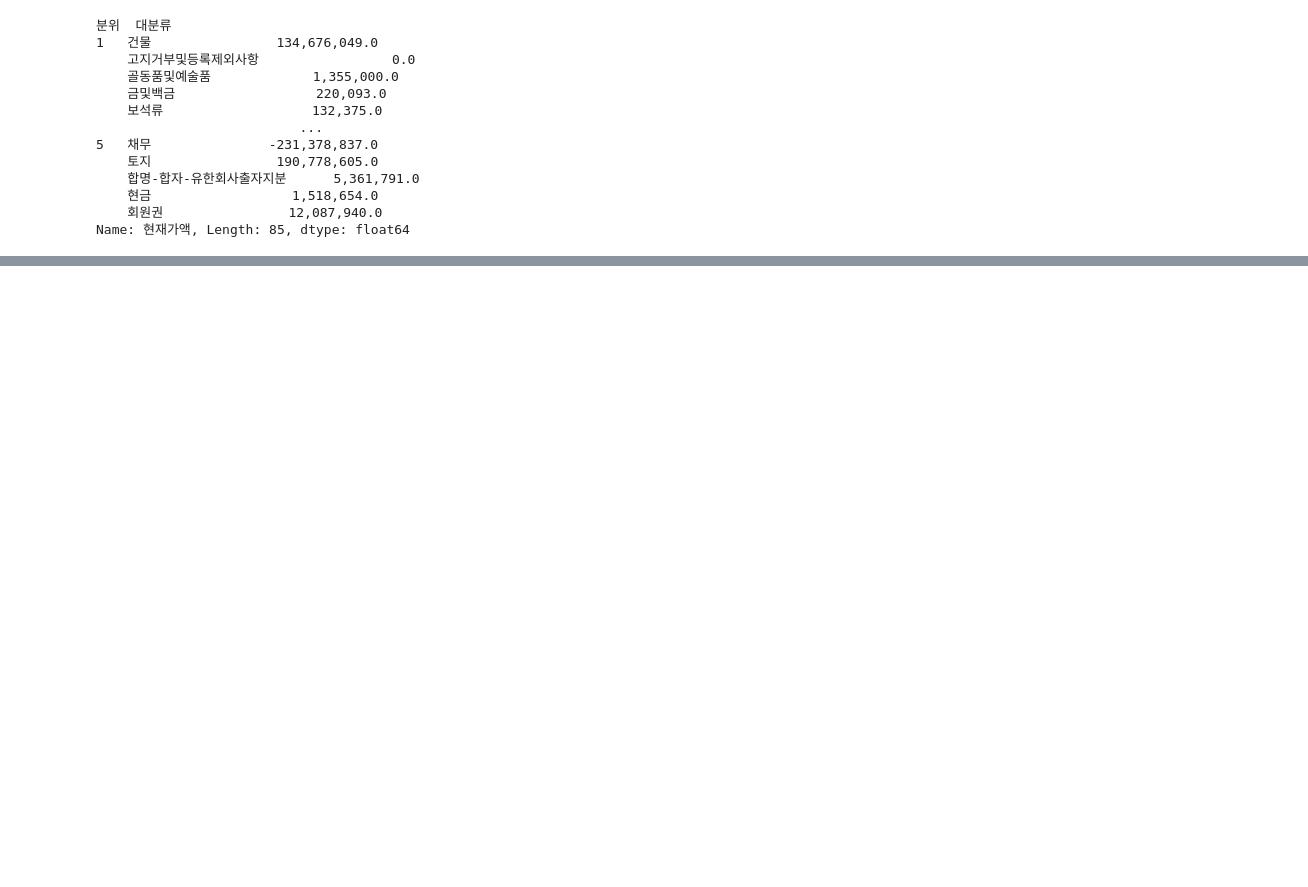
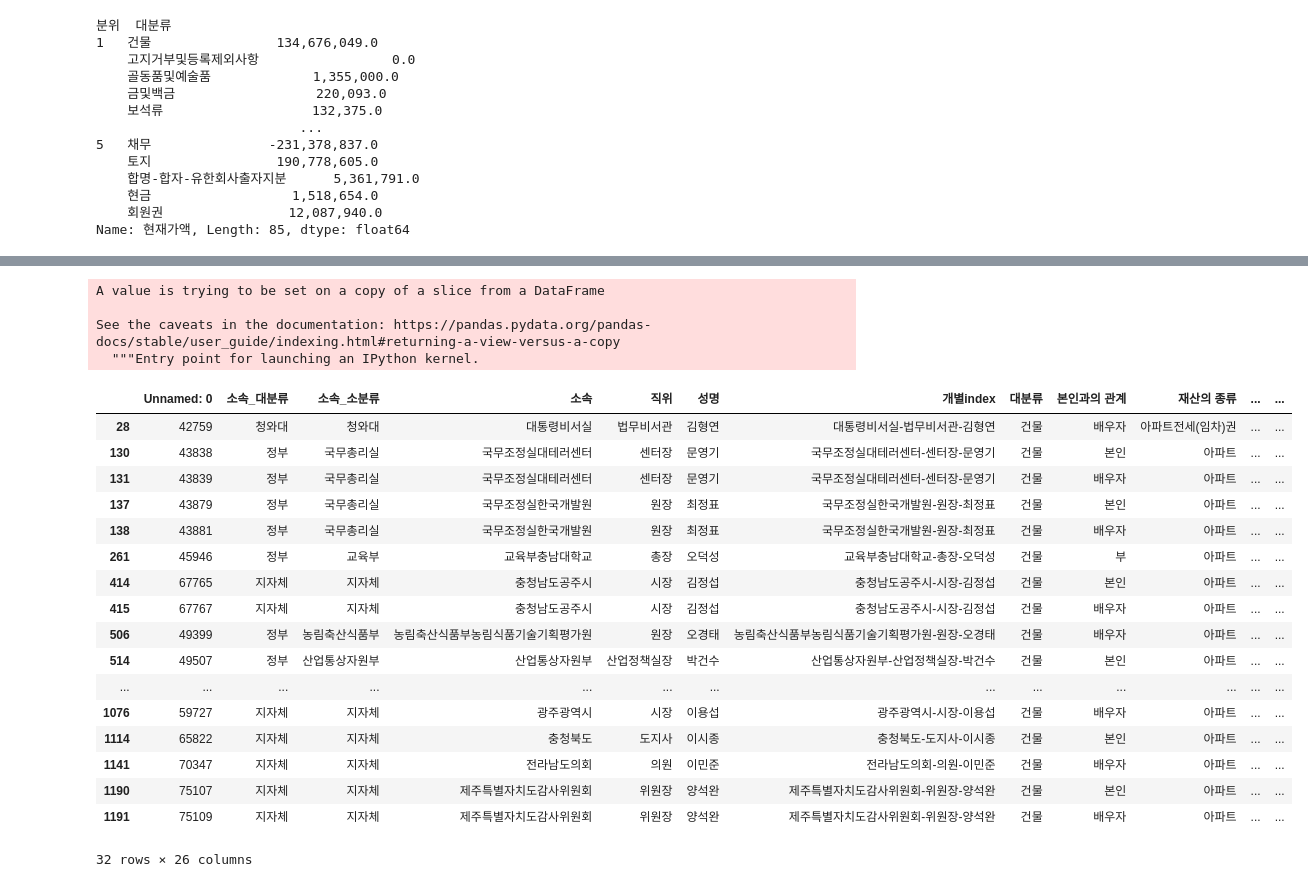
Before and after one commit to Suhhye-kang/Pandas, a Jupyter notebook: Exercise/lending/Highofficer.ipynb, the cells around one changed output, grey strips where cells are left out. Cells and saved outputs as stored; diff of their text form; code cells hidden in the pictures; blank space fills up the shorter version.

```diff
--- a/Exercise/lending/Highofficer.ipynb
+++ b/Exercise/lending/Highofficer.ipynb
@@ -373,0 +909,2 @@ portfolio.to_excel("/Users/kang/Documents/Github/Pandas/Exercise/portfolio.xlsx"
+# %%
+seoul1=seoul.merge(etc,how='left')
@@ -373,0 +927,2 @@ portfolio.to_excel("/Users/kang/Documents/Github/Pandas/Exercise/portfolio.xlsx"
+# %%
+seoul1['test1'].fillna('모름', inplace=True)
@@ -373,0 +953,2 @@ portfolio.to_excel("/Users/kang/Documents/Github/Pandas/Exercise/portfolio.xlsx"
+# %%
+seoul1.loc[seoul1['test1'].str.contains('기타',case=False),'자치구']='기타'
@@ -373,0 +971,28 @@ portfolio.to_excel("/Users/kang/Documents/Github/Pandas/Exercise/portfolio.xlsx"
+# %%
+seoul1['자치구'][seoul1['test1'].str.contains('기타')]='기타'
+# %% [output]
+A value is trying to be set on a copy of a slice from a DataFrame
+
+See the caveats in the documentation: https://pandas.pydata.org/pandas-docs/stable/user_guide/indexing.html#returning-a-view-versus-a-copy
+  """Entry point for launching an IPython kernel.
+# %%
+seoul1.loc[seoul1['test1']=='기타']
+# %% [output]
+|  | Unnamed: 0 | 소속_대분류 | 소속_소분류 | 소속 | 직위 | 성명 | 개별index | 대분류 | 본인과의 관계 | 재산의 종류 | ... | ... |
+| 28 | 42759 | 청와대 | 청와대 | 대통령비서실 | 법무비서관 | 김형연 | 대통령비서실-법무비서관-김형연 | 건물 | 배우자 | 아파트전세(임차)권 | ... | ... |
+| 130 | 43838 | 정부 | 국무총리실 | 국무조정실대테러센터 | 센터장 | 문영기 | 국무조정실대테러센터-센터장-문영기 | 건물 | 본인 | 아파트 | ... | ... |
+| 131 | 43839 | 정부 | 국무총리실 | 국무조정실대테러센터 | 센터장 | 문영기 | 국무조정실대테러센터-센터장-문영기 | 건물 | 배우자 | 아파트 | ... | ... |
+| 137 | 43879 | 정부 | 국무총리실 | 국무조정실한국개발원 | 원장 | 최정표 | 국무조정실한국개발원-원장-최정표 | 건물 | 본인 | 아파트 | ... | ... |
+| 138 | 43881 | 정부 | 국무총리실 | 국무조정실한국개발원 | 원장 | 최정표 | 국무조정실한국개발원-원장-최정표 | 건물 | 배우자 | 아파트 | ... | ... |
+| 261 | 45946 | 정부 | 교육부 | 교육부충남대학교 | 총장 | 오덕성 | 교육부충남대학교-총장-오덕성 | 건물 | 부 | 아파트 | ... | ... |
+| 414 | 67765 | 지자체 | 지자체 | 충청남도공주시 | 시장 | 김정섭 | 충청남도공주시-시장-김정섭 | 건물 | 본인 | 아파트 | ... | ... |
+| 415 | 67767 | 지자체 | 지자체 | 충청남도공주시 | 시장 | 김정섭 | 충청남도공주시-시장-김정섭 | 건물 | 배우자 | 아파트 | ... | ... |
+| 506 | 49399 | 정부 | 농림축산식품부 | 농림축산식품부농림식품기술기획평가원 | 원장 | 오경태 | 농림축산식품부농림식품기술기획평가원-원장-오경태 | 건물 | 배우자 | 아파트 | ... | ... |
+| 514 | 49507 | 정부 | 산업통상자원부 | 산업통상자원부 | 산업정책실장 | 박건수 | 산업통상자원부-산업정책실장-박건수 | 건물 | 본인 | 아파트 | ... | ... |
+| ... | ... | ... | ... | ... | ... | ... | ... | ... | ... | ... | ... | ... |
+| 1076 | 59727 | 지자체 | 지자체 | 광주광역시 | 시장 | 이용섭 | 광주광역시-시장-이용섭 | 건물 | 배우자 | 아파트 | ... | ... |
+| 1114 | 65822 | 지자체 | 지자체 | 충청북도 | 도지사 | 이시종 | 충청북도-도지사-이시종 | 건물 | 본인 | 아파트 | ... | ... |
+| 1141 | 70347 | 지자체 | 지자체 | 전라남도의회 | 의원 | 이민준 | 전라남도의회-의원-이민준 | 건물 | 배우자 | 아파트 | ... | ... |
+| 1190 | 75107 | 지자체 | 지자체 | 제주특별자치도감사위원회 | 위원장 | 양석완 | 제주특별자치도감사위원회-위원장-양석완 | 건물 | 본인 | 아파트 | ... | ... |
+| 1191 | 75109 | 지자체 | 지자체 | 제주특별자치도감사위원회 | 위원장 | 양석완 | 제주특별자치도감사위원회-위원장-양석완 | 건물 | 배우자 | 아파트 | ... | ... |
+32 rows × 26 columns
```
Also changed, not shown: parts of 67 cells of this notebook, 5 other files.
